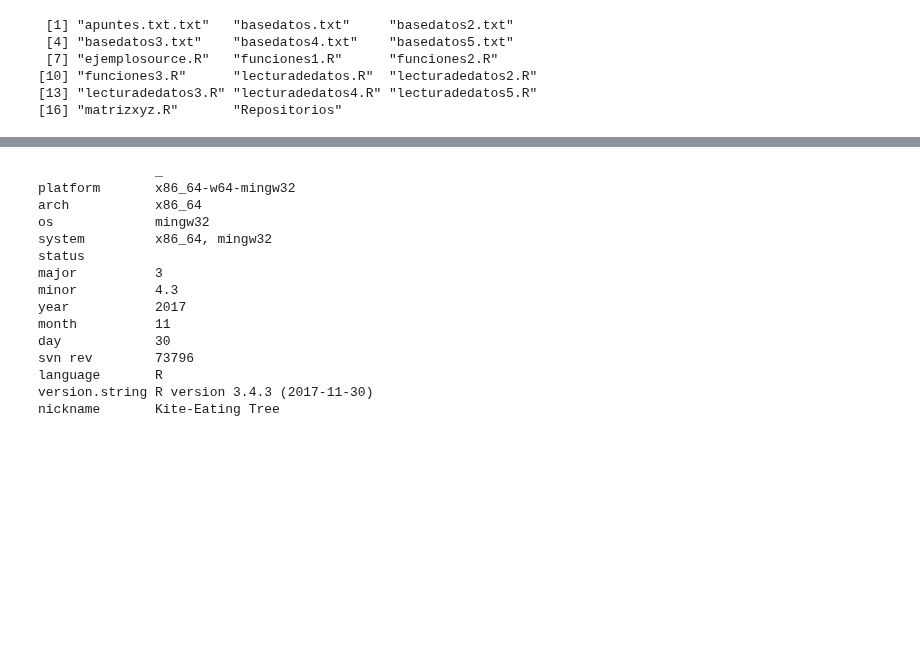
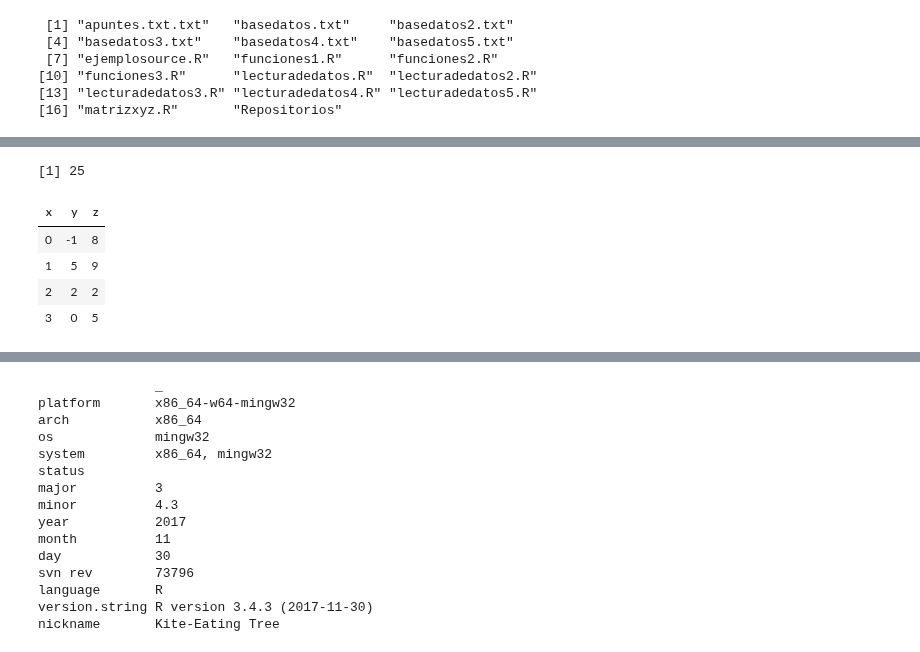
Before and after one commit to carlosal1015/Curso-de-R, a Jupyter notebook: notebooks/Tercera clase.ipynb, the cells around one changed output, grey strips where cells are left out. Cells and saved outputs as stored; diff of their text form; code cells hidden in the pictures; blank space fills up the shorter version.

```diff
--- a/notebooks/Tercera clase.ipynb
+++ b/notebooks/Tercera clase.ipynb
@@ -44,0 +282,29 @@ dir() # Verificamos que el archivo basedatos.txt
+# %%
+sumaimpar <- function(n){
+  sum(seq(1, n, by = 2))
+}
+# Le hemos añadido una nueva función dentro de R.
+
+sumaimpar(n = 10) # La función no usó la función return.
+# %% [output]
+[1] 25
+# %%
+matriz.v1.xyz <- function(x,y,z){
+  return(cbind(x,y,z)) # cbind por filas o por columnas.
+}
+
+# ----------------------------
+
+x <- c(0,1,2,3)
+y <- c(-1,5,2,0)
+z <- c(8,9,2,5)
+
+matriz.v1.xyz(x,y,z) #Ingresa vectores y expulsa una matriz.
+
+# Primero R debe reconocer la función, luego leer los argumentos y después ejecutar la acción.
+# %% [output]
+| x | y | z |
+| 0 | -1 | 8 |
+| 1 | 5 | 9 |
+| 2 | 2 | 2 |
+| 3 | 0 | 5 |
```
Also changed, not shown: parts of 20 cells of this notebook, 26 other files.
